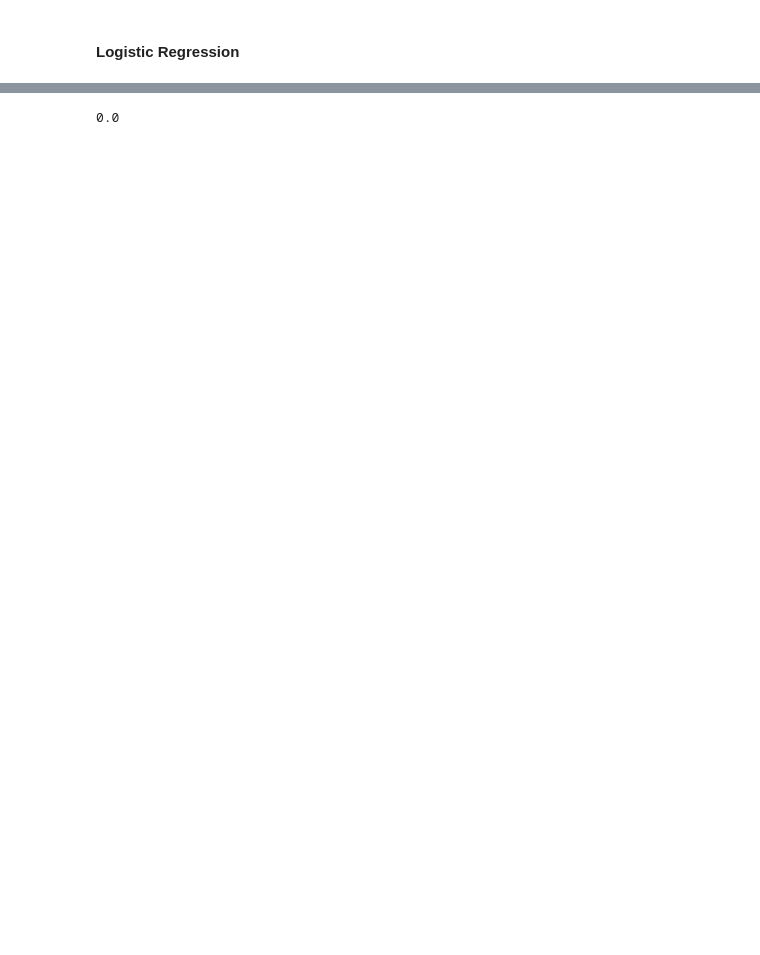
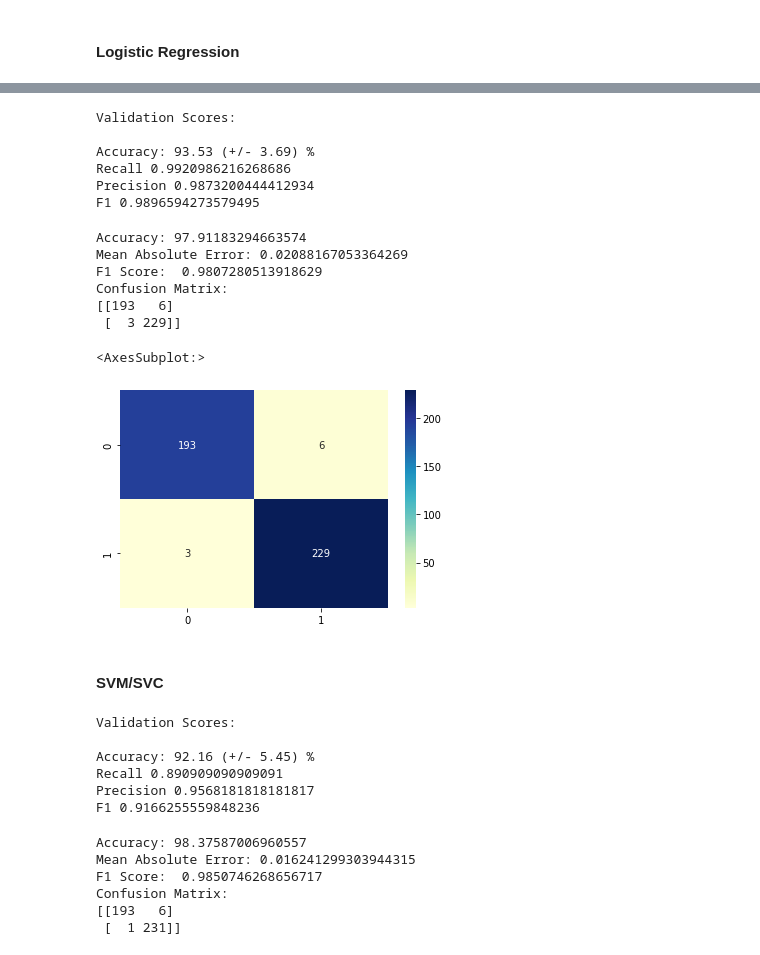
Before and after one commit to kingkgp25/Autism-Spectrum-Disorder-Detection, a Jupyter notebook: asd_detection.ipynb, the cells around one changed output, grey strips where cells are left out. Cells and saved outputs as stored; diff of their text form; code cells hidden in the pictures; blank space fills up the shorter version.

```diff
--- a/asd_detection.ipynb
+++ b/asd_detection.ipynb
@@ -24,2 +24,5 @@ from sklearn.metrics import confusion_matrix
+# %%
+x_train, x_test, y_train, y_test = train_test_split(x,y, test_size=0.2, random_state=42)
+x_train, x_valid, y_train, y_valid = train_test_split(x,y, test_size=0.1, random_state=42)
 # %% [markdown]
 #### Logistic Regression
@@ -98,4 +28,0 @@ accuracy_score(y_test, y_pred)
-# %%
-mean_absolute_error(y_test, y_pred)
-# %% [output]
-0.0
@@ -101,0 +32,17 @@ mean_absolute_error(y_test, y_pred)
+# %%
+print("Validation Scores:\n")
+scores = cross_val_score(clf, x_valid, y_valid, cv = 10, scoring= 'accuracy')
+print('Accuracy: {:.2f} (+/- {:.2f}) %'.format(scores.mean()*100, scores.std() *100))
+recall = cross_val_score(clf, x_train, y_train, cv=10, scoring='recall')
+print('Recall', np.mean(recall))
+precision = cross_val_score(clf, x_train, y_train, cv=10, scoring='precision')
+print('Precision', np.mean(precision))
+f1 = cross_val_score(clf, x_train, y_train, cv=10, scoring='f1')
+print('F1', np.mean(f1))
+# %% [output]
+Validation Scores:
+
+Accuracy: 93.53 (+/- 3.69) %
+Recall 0.9920986216268686
+Precision 0.9873200444412934
+F1 0.9896594273579495
@@ -101,0 +52,21 @@ mean_absolute_error(y_test, y_pred)
+# %%
+print("Accuracy:",accuracy_score(y_test, y_pred)*100)
+print("Mean Absolute Error:", mean_absolute_error(y_test, y_pred))
+print("F1 Score: ", f1_score(y_test, y_pred))
+print("Confusion Matrix: ")
+cm_matrix = confusion_matrix(y_test, y_pred)
+print(cm_matrix)
+# %% [output]
+Accuracy: 97.91183294663574
+Mean Absolute Error: 0.02088167053364269
+F1 Score:  0.9807280513918629
+Confusion Matrix:
+[[193   6]
+ [  3 229]]
+# %%
+sns.heatmap(cm_matrix, annot=True, fmt='d', cmap='YlGnBu')
+# %% [output]
+<AxesSubplot:>
+[figure, added]
+# %% [markdown]
+#### SVM/SVC
@@ -101,0 +76,17 @@ mean_absolute_error(y_test, y_pred)
+# %%
+print("Validation Scores:\n")
+scores = cross_val_score(clf, x_valid, y_valid, cv = 10, scoring= 'accuracy')
+print('Accuracy: {:.2f} (+/- {:.2f}) %'.format(scores.mean()*100, scores.std() *100))
+recall = cross_val_score(clf, x_valid, y_valid, cv=10, scoring='recall')
+print('Recall', np.mean(recall))
+precision = cross_val_score(clf, x_valid, y_valid, cv=10, scoring='precision')
+print('Precision', np.mean(precision))
+f1 = cross_val_score(clf, x_valid, y_valid, cv=10, scoring='f1')
+print('F1', np.mean(f1))
+# %% [output]
+Validation Scores:
+
+Accuracy: 92.16 (+/- 5.45) %
+Recall 0.890909090909091
+Precision 0.9568181818181817
+F1 0.9166255559848236
@@ -101,0 +96,14 @@ mean_absolute_error(y_test, y_pred)
+# %%
+print("Accuracy:",accuracy_score(y_test, y_pred)*100)
+print("Mean Absolute Error:", mean_absolute_error(y_test, y_pred))
+print("F1 Score: ", f1_score(y_test, y_pred))
+print("Confusion Matrix: ")
+cm_matrix = confusion_matrix(y_test, y_pred)
+print(cm_matrix)
+# %% [output]
+Accuracy: 98.37587006960557
+Mean Absolute Error: 0.016241299303944315
+F1 Score:  0.9850746268656717
+Confusion Matrix:
+[[193   6]
+ [  1 231]]
```
Also changed, not shown: parts of 37 cells of this notebook.
